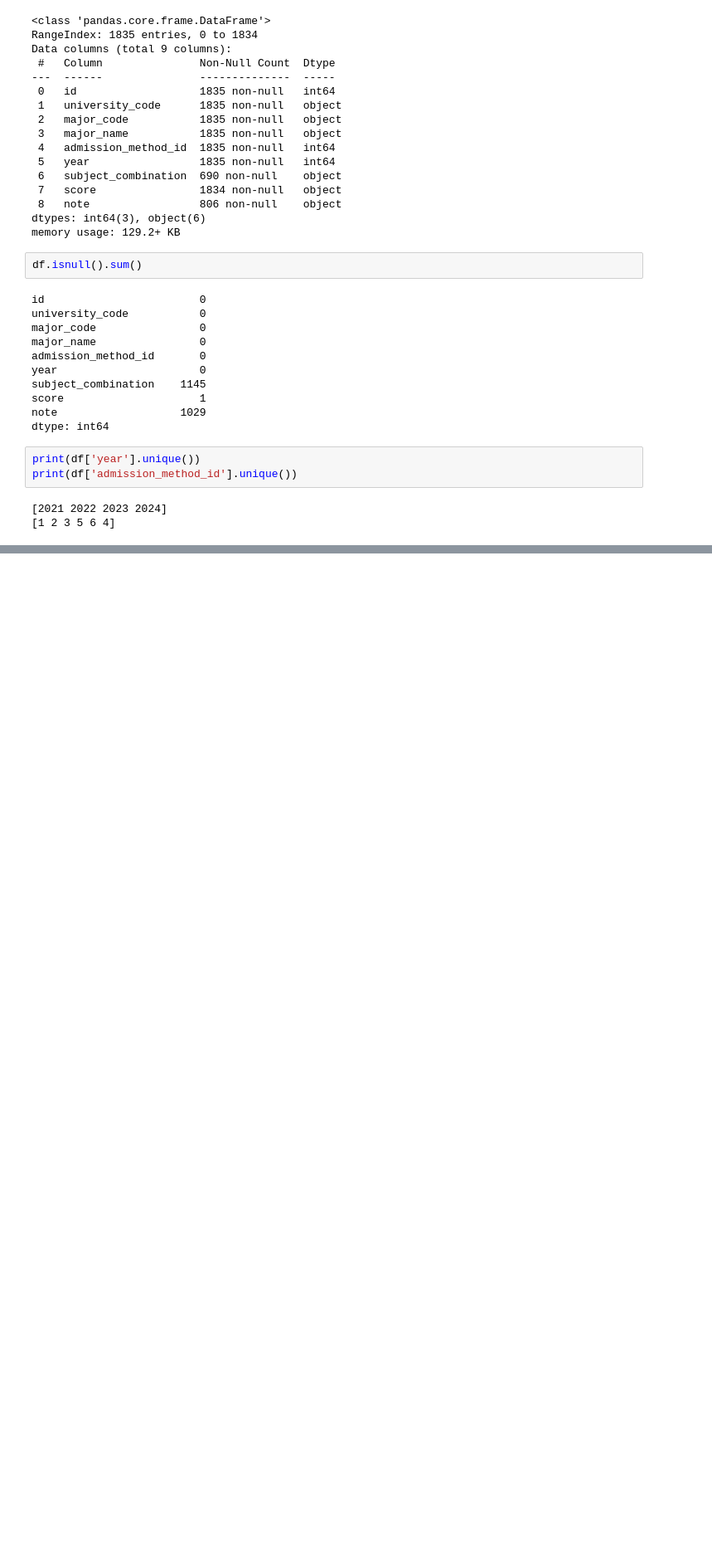
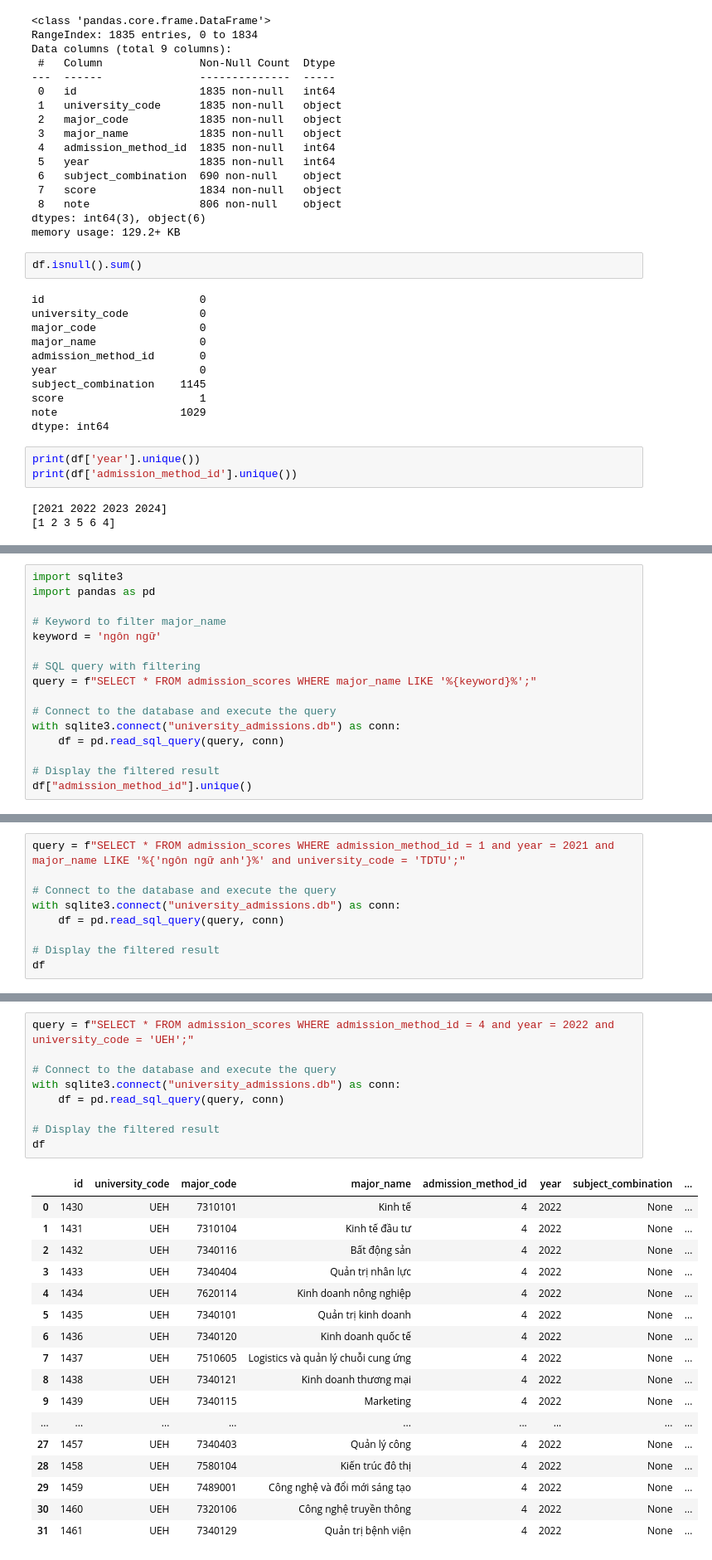
Before and after one commit to HoangVuSnape/UNI_HCM_AI, a Jupyter notebook: notebooks/DataSQL/createSQL.ipynb, the cells around one changed output, grey strips where cells are left out. Shown at 83% size. Saved outputs shown, nothing was run; the diff lists cells and outputs as text; blank space fills up the shorter version.

```diff
--- a/notebooks/DataSQL/createSQL.ipynb
+++ b/notebooks/DataSQL/createSQL.ipynb
@@ -272,0 +375,16 @@ df
+# %%
+import sqlite3
+import pandas as pd
+
+# Keyword to filter major_name
+keyword = 'ngôn ngữ'
+
+# SQL query with filtering
+query = f"SELECT * FROM admission_scores WHERE major_name LIKE '%{keyword}%';"
+
+# Connect to the database and execute the query
+with sqlite3.connect("university_admissions.db") as conn:
+    df = pd.read_sql_query(query, conn)
+
+# Display the filtered result
+df["admission_method_id"].unique()
@@ -272,0 +393,9 @@ df
+# %%
+query = f"SELECT * FROM admission_scores WHERE admission_method_id = 1 and year = 2021 and major_name LIKE '%{'ngôn ngữ anh'}%' and university_code = 'TDTU';"
+
+# Connect to the database and execute the query
+with sqlite3.connect("university_admissions.db") as conn:
+    df = pd.read_sql_query(query, conn)
+
+# Display the filtered result
+df
@@ -272,0 +406,27 @@ df
+# %%
+query = f"SELECT * FROM admission_scores WHERE admission_method_id = 4 and year = 2022 and university_code = 'UEH';"
+
+# Connect to the database and execute the query
+with sqlite3.connect("university_admissions.db") as conn:
+    df = pd.read_sql_query(query, conn)
+
+# Display the filtered result
+df
+# %% [output]
+|  | id | university_code | major_code | major_name | admission_method_id | year | subject_combination | ... |
+| 0 | 1430 | UEH | 7310101 | Kinh tế | 4 | 2022 | None | ... |
+| 1 | 1431 | UEH | 7310104 | Kinh tế đầu tư | 4 | 2022 | None | ... |
+| 2 | 1432 | UEH | 7340116 | Bất động sản | 4 | 2022 | None | ... |
+| 3 | 1433 | UEH | 7340404 | Quản trị nhân lực | 4 | 2022 | None | ... |
+| 4 | 1434 | UEH | 7620114 | Kinh doanh nông nghiệp | 4 | 2022 | None | ... |
+| 5 | 1435 | UEH | 7340101 | Quản trị kinh doanh | 4 | 2022 | None | ... |
+| 6 | 1436 | UEH | 7340120 | Kinh doanh quốc tế | 4 | 2022 | None | ... |
+| 7 | 1437 | UEH | 7510605 | Logistics và quản lý chuỗi cung ứng | 4 | 2022 | None | ... |
+| 8 | 1438 | UEH | 7340121 | Kinh doanh thương mại | 4 | 2022 | None | ... |
+| 9 | 1439 | UEH | 7340115 | Marketing | 4 | 2022 | None | ... |
+| ... | ... | ... | ... | ... | ... | ... | ... | ... |
+| 27 | 1457 | UEH | 7340403 | Quản lý công | 4 | 2022 | None | ... |
+| 28 | 1458 | UEH | 7580104 | Kiến trúc đô thị | 4 | 2022 | None | ... |
+| 29 | 1459 | UEH | 7489001 | Công nghệ và đổi mới sáng tạo | 4 | 2022 | None | ... |
+| 30 | 1460 | UEH | 7320106 | Công nghệ truyền thông | 4 | 2022 | None | ... |
+| 31 | 1461 | UEH | 7340129 | Quản trị bệnh viện | 4 | 2022 | None | ... |
```
Also changed, not shown: parts of 9 cells of this notebook, 3 other files.
